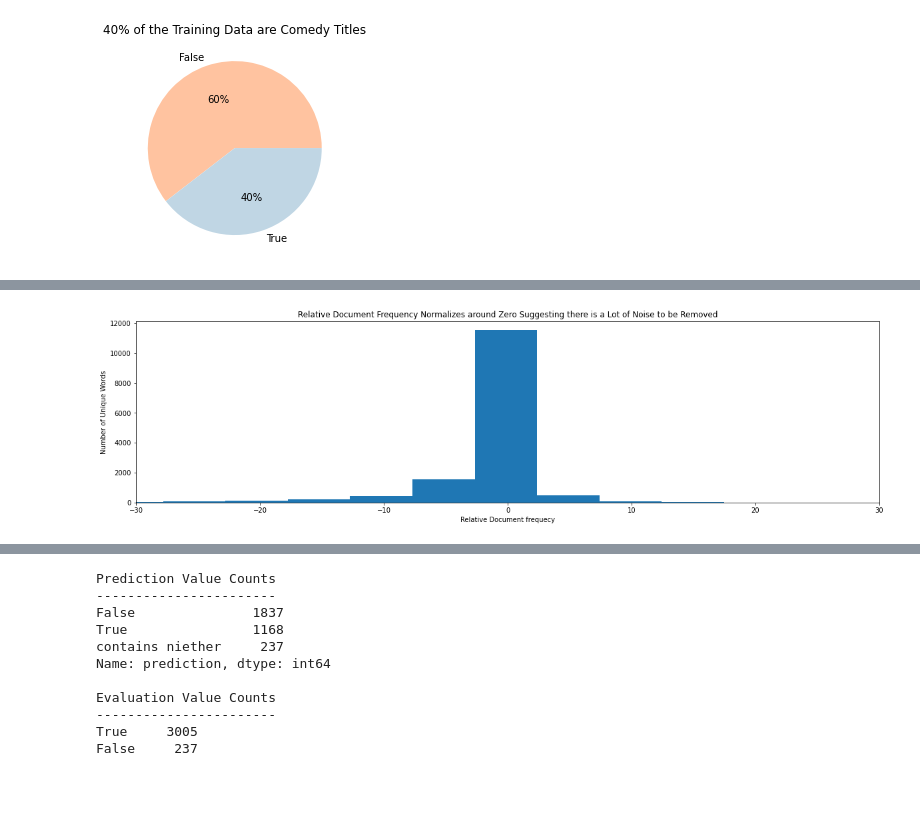
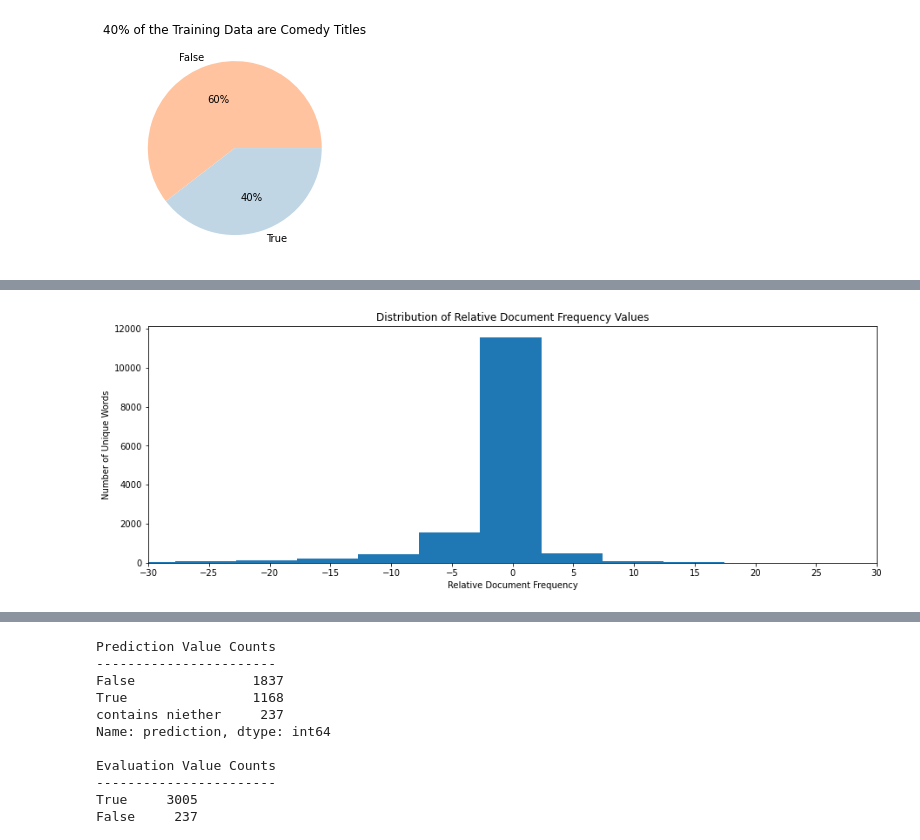
Before and after one commit to Johndsalas/netflix_genre_labeler, a Jupyter notebook: main.ipynb, the cells around one changed output, grey strips where cells are left out. Saved outputs shown, nothing was run; the diff lists cells and outputs as text; code cells hidden in the pictures; blank space fills up the shorter version.

```diff
--- a/main.ipynb
+++ b/main.ipynb
@@ -166,5 +182,5 @@ number of comedy documents the word appears in minus the number of non-comedy do
 # %%
-e.get_hist_doc(doc_counts)
+e.get_hist(doc_counts, "Distribution of Relative Document Frequency Values","Relative Document Frequency")
 # %% [output]
-[figure, old version]
+[figure, new version]
 # %% [markdown]
```
Also changed, not shown: parts of 23 cells of this notebook, 1 other file.
